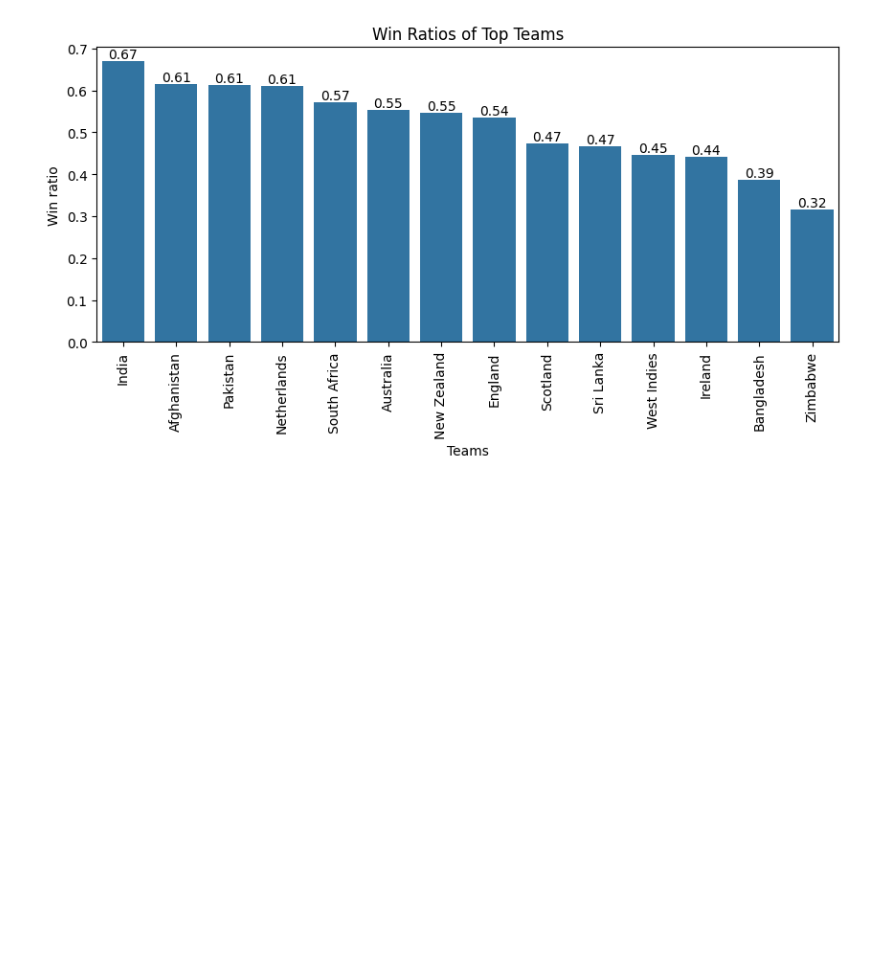
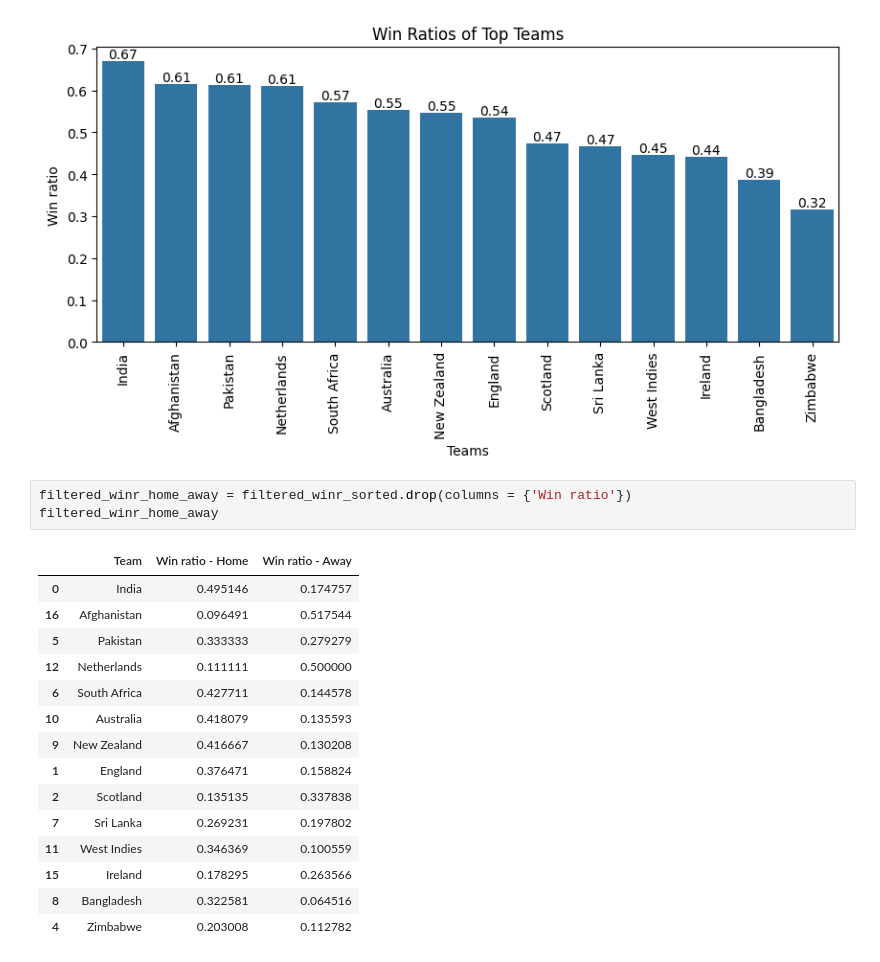
Before and after one commit to NishanD21/T20-Cricket-Data-Analysis, a Jupyter notebook: t20_cricket_analysis.ipynb, the cells around one changed output. Drawn from its saved outputs; the diff is of its cells as text; blank space fills up the shorter version.

```diff
--- a/t20_cricket_analysis.ipynb
+++ b/t20_cricket_analysis.ipynb
@@ -442,3 +451,22 @@ for index, value in enumerate(filtered_winr_sorted['Win ratio']):
 plt.show()
 # %% [output]
 [figure]
+# %%
+filtered_winr_home_away = filtered_winr_sorted.drop(columns = {'Win ratio'})
+filtered_winr_home_away
+# %% [output]
+|  | Team | Win ratio - Home | Win ratio - Away |
+| 0 | India | 0.495146 | 0.174757 |
+| 16 | Afghanistan | 0.096491 | 0.517544 |
+| 5 | Pakistan | 0.333333 | 0.279279 |
+| 12 | Netherlands | 0.111111 | 0.500000 |
+| 6 | South Africa | 0.427711 | 0.144578 |
+| 10 | Australia | 0.418079 | 0.135593 |
+| 9 | New Zealand | 0.416667 | 0.130208 |
+| 1 | England | 0.376471 | 0.158824 |
+| 2 | Scotland | 0.135135 | 0.337838 |
+| 7 | Sri Lanka | 0.269231 | 0.197802 |
+| 11 | West Indies | 0.346369 | 0.100559 |
+| 15 | Ireland | 0.178295 | 0.263566 |
+| 8 | Bangladesh | 0.322581 | 0.064516 |
+| 4 | Zimbabwe | 0.203008 | 0.112782 |
```
Also changed, not shown: parts of 4 cells of this notebook.
